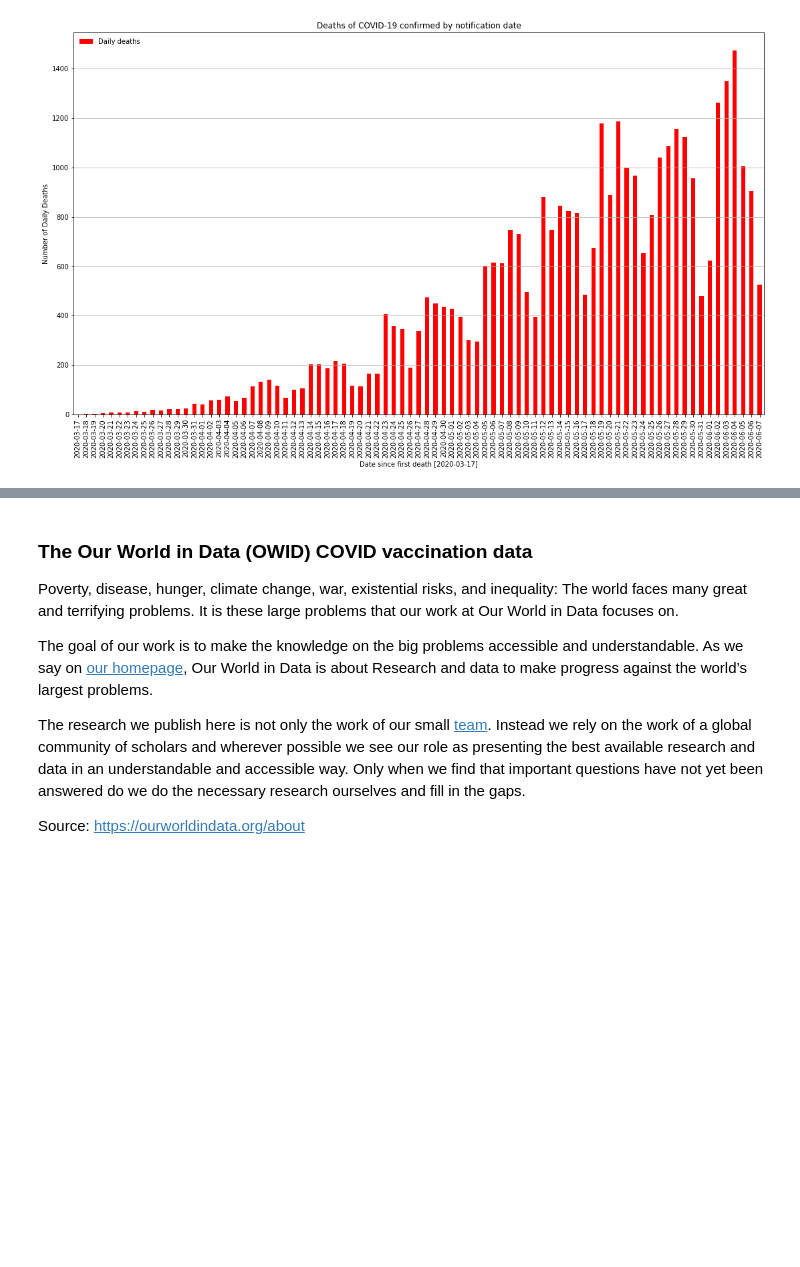
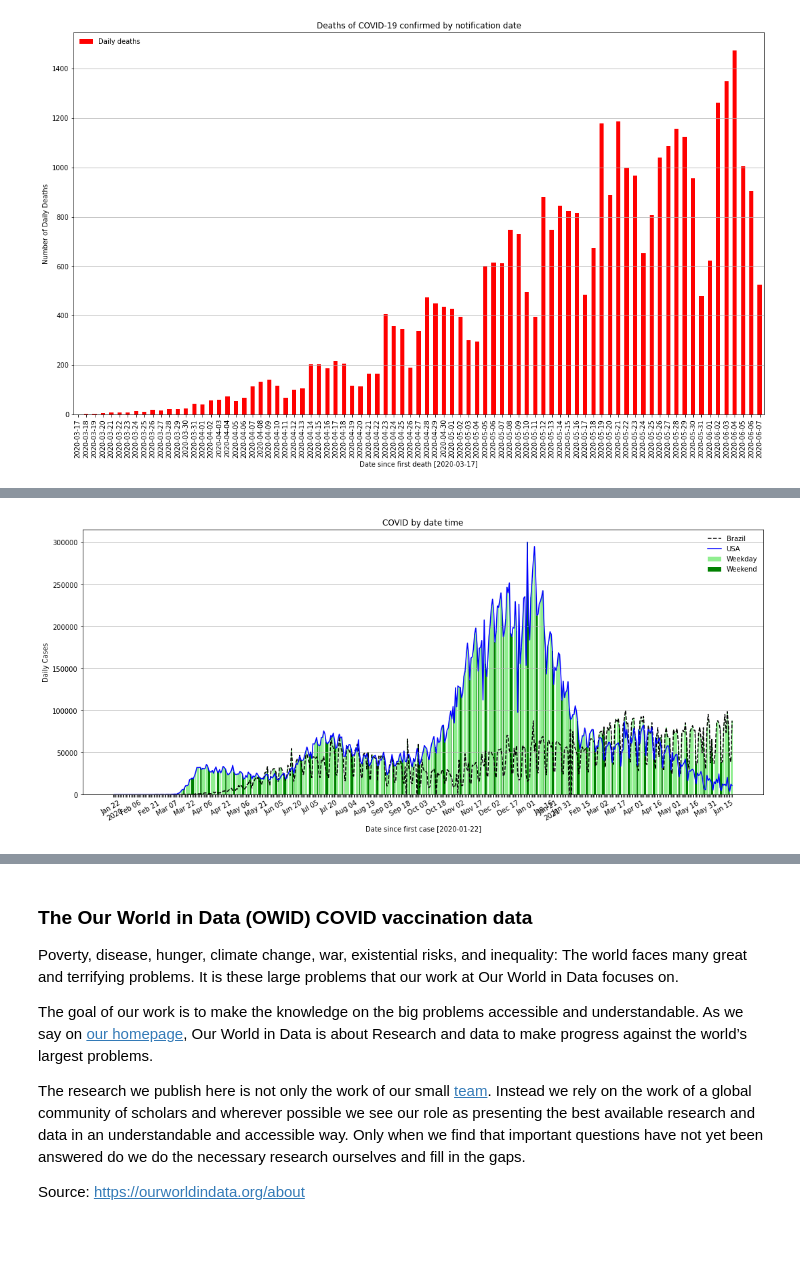
Before and after one commit to marcosmlr/docs_lstm_covid, a Jupyter notebook: DatasetsCOVID.ipynb, the cells around one changed output, grey strips where cells are left out. Drawn from its saved outputs; the diff is of its cells as text; code cells hidden in the pictures; blank space fills up the shorter version.

Commit message:
Including methods to access and download COVID-19 data from Our World In Data (OWID)

```diff
--- a/DatasetsCOVID.ipynb
+++ b/DatasetsCOVID.ipynb
@@ -623,0 +722,3 @@ fig.set_size_inches(18.5, 10.5)
+# %%
+df_covid_owid = pd.read_csv('https://covid.ourworldindata.org/data/owid-covid-data.csv')
+df_covid_owid.head()
@@ -623,0 +732,3 @@ fig.set_size_inches(18.5, 10.5)
+# %%
+df_covid_owid.drop(df_covid_owid[df_covid_owid.total_cases.eq(0).values].index,inplace=True) #Drop lines until first case
+df_covid_owid.location.unique()
@@ -623,0 +753,37 @@ fig.set_size_inches(18.5, 10.5)
+# %%
+df_region = df_covid_owid.loc[(df_covid_owid.location == 'Brazil') | (df_covid_owid.location == 'United States'),
+                           ['date','location','new_cases']]
+
+df_tmp = df_region.loc[:,['date','new_cases']].groupby('date', as_index=False).max()
+df_tmp['weekday'] = pd.to_datetime(df_tmp['date']).dt.dayofweek
+df_tmp['positive'] = df_tmp.weekday.gt(4)
+
+#set date as index
+df_tmp.set_index('date',inplace=True)
+df_region.set_index('date',inplace=True)
+# %%
+# visualization
+fig, ax = plt.subplots(figsize=(18,8))
+
+ax.bar(df_tmp.index, df_tmp.new_cases, color=df_tmp.positive.map({True: 'green', False: 'lightgreen'}))
+ax.bar(df_tmp.index[df_tmp.positive == True], df_tmp.new_cases[df_tmp.positive == True], color='green')
+
+ax.plot(df_region.index[df_region.location == 'Brazil'].values, df_region.new_cases[df_region.location == 'Brazil'], 'k--',label='Brazil')
+ax.plot(df_region.index[df_region.location == 'United States'].values, df_region.new_cases[df_region.location == 'United States'], 'b-', label='USA')
+
+ticklabels = ['']*len(df_tmp.index) # Every 15th ticklable shows the month and day
+ticklabels[::15] = [pd.to_datetime(item).strftime('%b %d') for item in df_tmp.new_cases.index[::15]] # Every 365th ticklabel includes the year
+ticklabels[::365] = [pd.to_datetime(item).strftime('%b %d\n%Y') for item in df_tmp.new_cases.index[::365]]
+ax.xaxis.set_major_formatter(ticker.FixedFormatter(ticklabels))
+
+ax.grid(axis='y')
+
+plt.gcf().autofmt_xdate()
+plt.xticks(ha='center')
+
+ax.legend(['Brazil','USA','Weekday','Weekend'], frameon=False);
+ax.set_xlabel('Date since first case ['+pd.to_datetime(df_tmp.index[0]).strftime("%Y-%m-%d")+']');
+plt.ylabel('Daily Cases')
+plt.title('COVID by date time');
+# %% [output]
+[figure, added]
```
Also changed, not shown: parts of 6 cells of this notebook.
